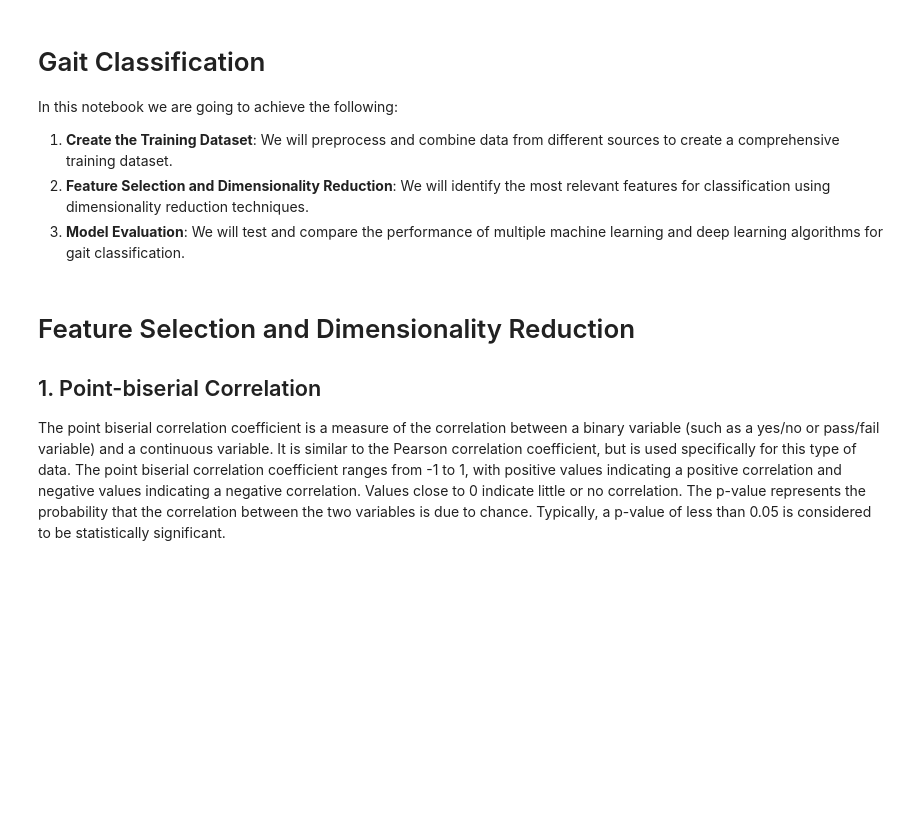
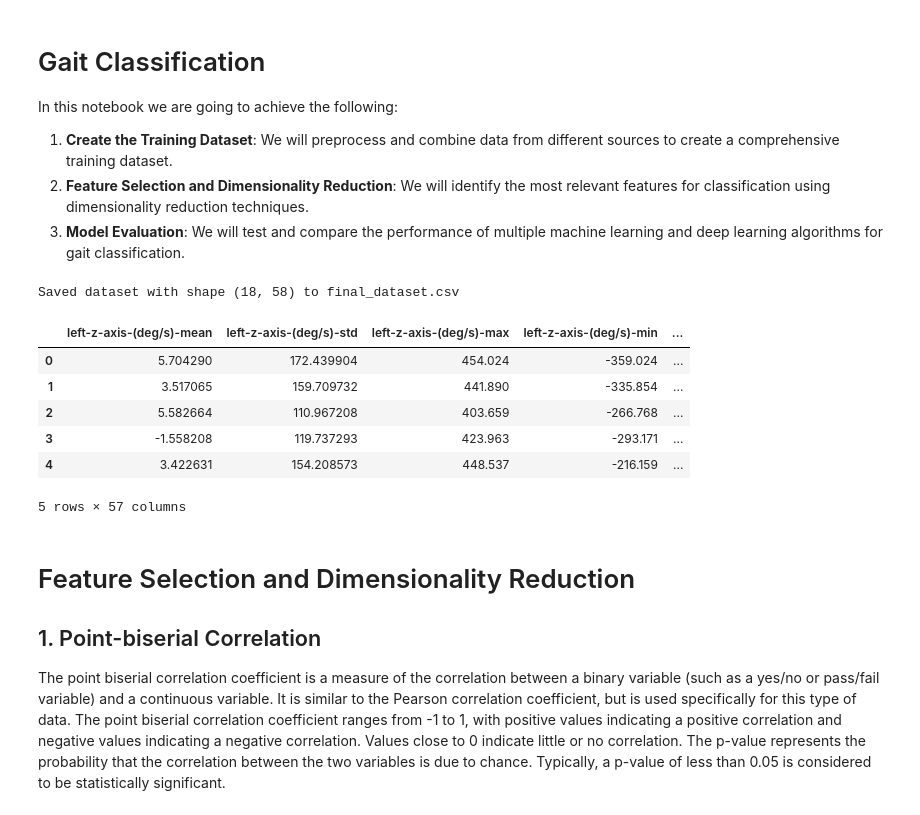
Before and after one commit to StamatisOrfanos/GaitRehab, a Jupyter notebook: gait_classification.ipynb, the cells around one changed output. Drawn from its saved outputs; the diff is of its cells as text; code cells hidden in the pictures; blank space fills up the shorter version.

```diff
--- a/gait_classification.ipynb
+++ b/gait_classification.ipynb
@@ -33,13 +35,22 @@ stroke_dir = 'Data/Stroke'
 # %%
 # Create the data file combining the results of feature extraction for both healthy and stroke patients
 classification_merge_all_types(healthy_dir, stroke_dir)
 os.rename('final_dataset.csv', 'Data/final/classification_dataset.csv')
-data = pd.read_csv('Data/final/classification_dataset.csv')
+data = pd.read_csv(final_dataset_path)
 
 
 # Drop the column subject_id as we don't need it
 data = data.drop(columns=['subject_id'])
 data.head()
+# %% [output]
+Saved dataset with shape (18, 58) to final_dataset.csv
+|  | left-z-axis-(deg/s)-mean | left-z-axis-(deg/s)-std | left-z-axis-(deg/s)-max | left-z-axis-(deg/s)-min | ... |
+| 0 | 5.704290 | 172.439904 | 454.024 | -359.024 | ... |
+| 1 | 3.517065 | 159.709732 | 441.890 | -335.854 | ... |
+| 2 | 5.582664 | 110.967208 | 403.659 | -266.768 | ... |
+| 3 | -1.558208 | 119.737293 | 423.963 | -293.171 | ... |
+| 4 | 3.422631 | 154.208573 | 448.537 | -216.159 | ... |
+5 rows × 57 columns
 # %% [markdown]
 # Feature Selection and Dimensionality Reduction
 
```
Also changed, not shown: parts of 10 cells of this notebook, 4 other files.
